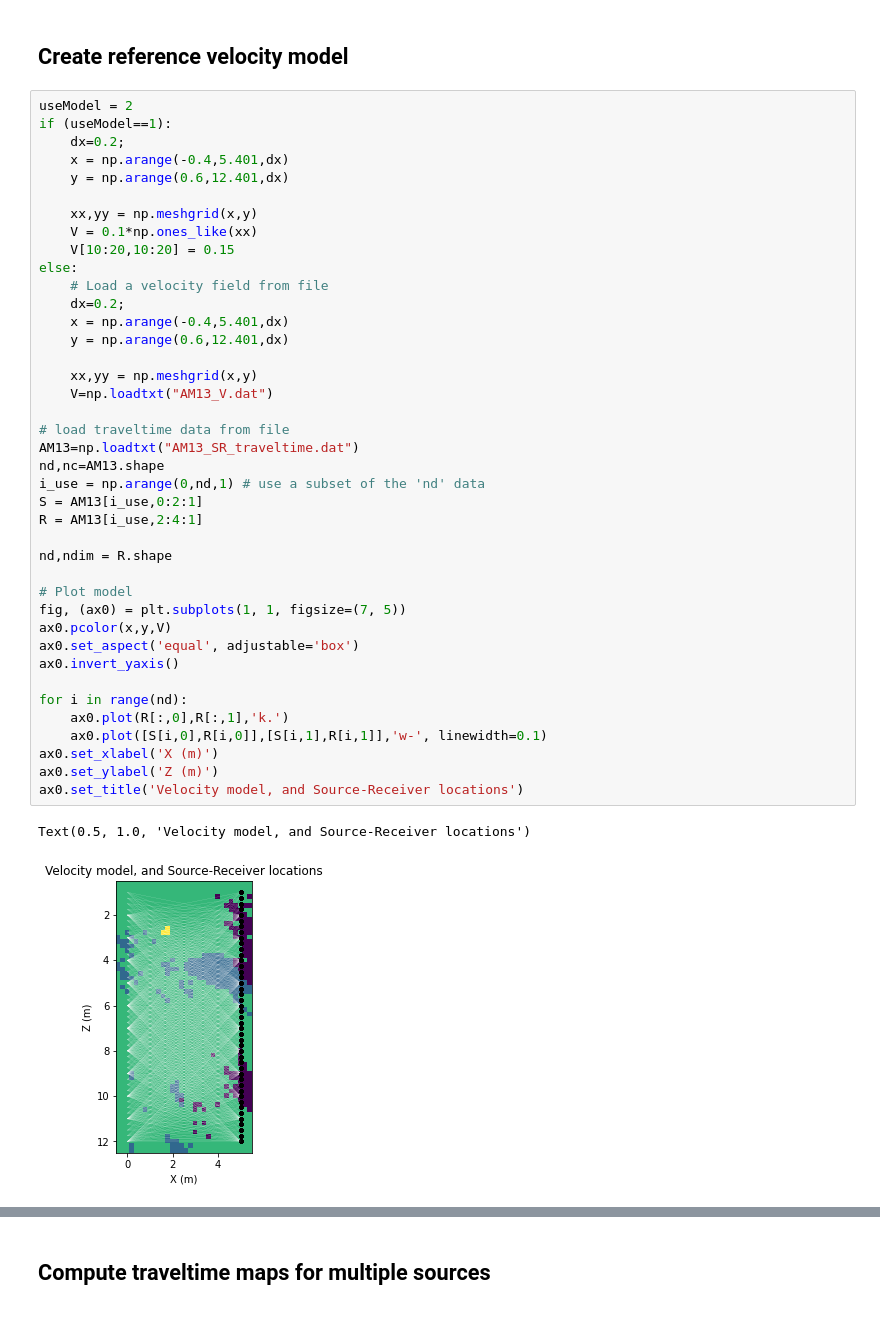
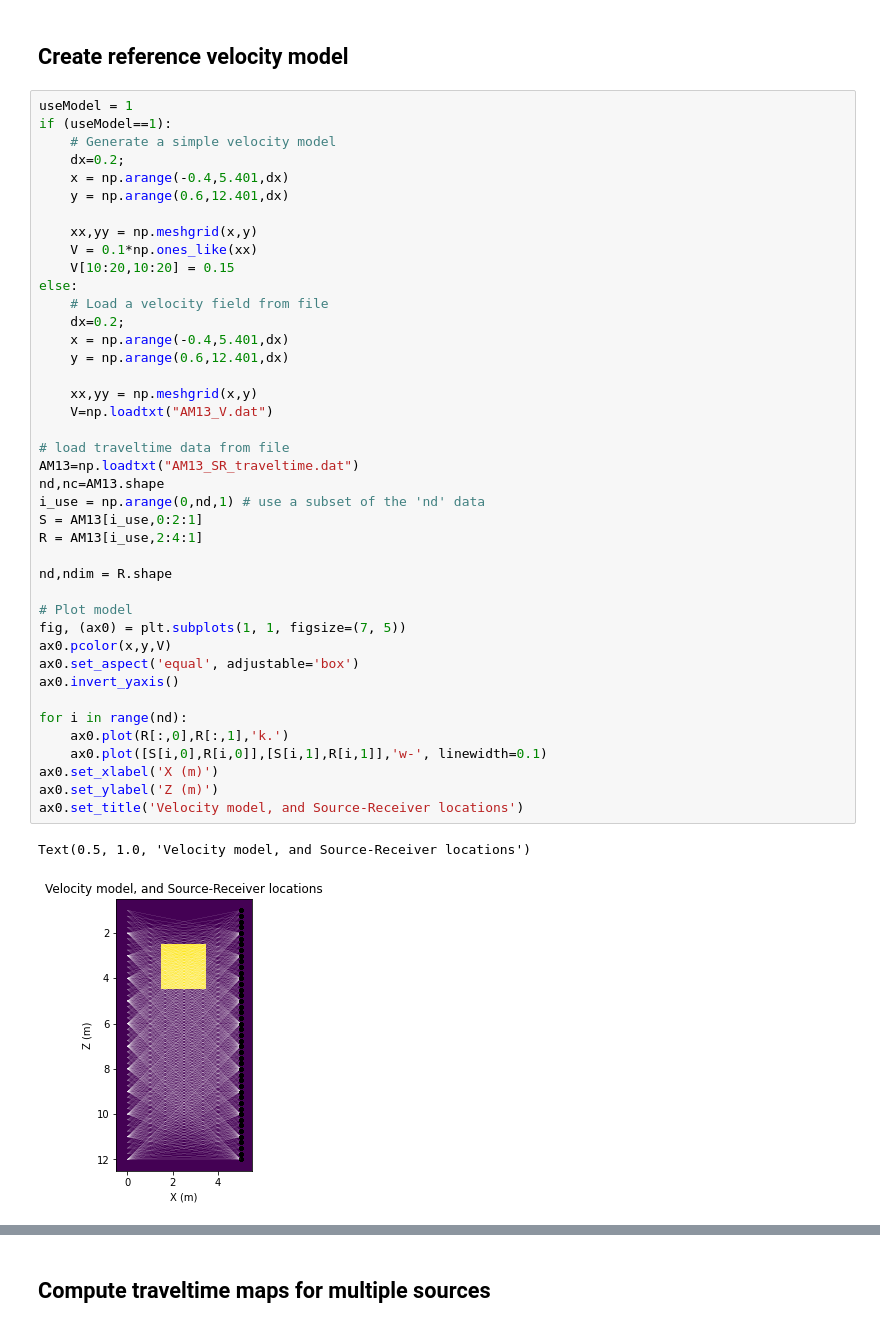
Before and after one commit to cultpenguin/scikit-traveltime, a Jupyter notebook: example/traveltime_example.ipynb, the cells around one changed output, grey strips where cells are left out. Drawn from its saved outputs; the diff is of its cells as text.

```diff
--- a/example/traveltime_example.ipynb
+++ b/example/traveltime_example.ipynb
@@ -7,8 +7,9 @@ import traveltime as tt
 # %% [markdown]
 ## Create reference velocity model
 # %%
-useModel = 2
+useModel = 1
 if (useModel==1):
+    # Generate a simple velocity model
     dx=0.2;
     x = np.arange(-0.4,5.401,dx)
     y = np.arange(0.6,12.401,dx)
@@ -21,34 +22,34 @@ else:
     dx=0.2;
     x = np.arange(-0.4,5.401,dx)
     y = np.arange(0.6,12.401,dx)
 
     xx,yy = np.meshgrid(x,y)
     V=np.loadtxt("AM13_V.dat")
 
 # load traveltime data from file
 AM13=np.loadtxt("AM13_SR_traveltime.dat")
 nd,nc=AM13.shape
 i_use = np.arange(0,nd,1) # use a subset of the 'nd' data
 S = AM13[i_use,0:2:1]
 R = AM13[i_use,2:4:1]
 
 nd,ndim = R.shape
 
 # Plot model
 fig, (ax0) = plt.subplots(1, 1, figsize=(7, 5))
 ax0.pcolor(x,y,V)
 ax0.set_aspect('equal', adjustable='box')
 ax0.invert_yaxis()
 
 for i in range(nd):
     ax0.plot(R[:,0],R[:,1],'k.')
     ax0.plot([S[i,0],R[i,0]],[S[i,1],R[i,1]],'w-', linewidth=0.1)
 ax0.set_xlabel('X (m)')
 ax0.set_ylabel('Z (m)')
 ax0.set_title('Velocity model, and Source-Receiver locations')
 # %% [output]
 Text(0.5, 1.0, 'Velocity model, and Source-Receiver locations')
-[figure, old version]
+[figure, new version]
 # %%
 
 #t = tt.eikonal_traveltime(x,y,[],V,S,R)
```
Also changed, not shown: parts of 2 cells of this notebook.
